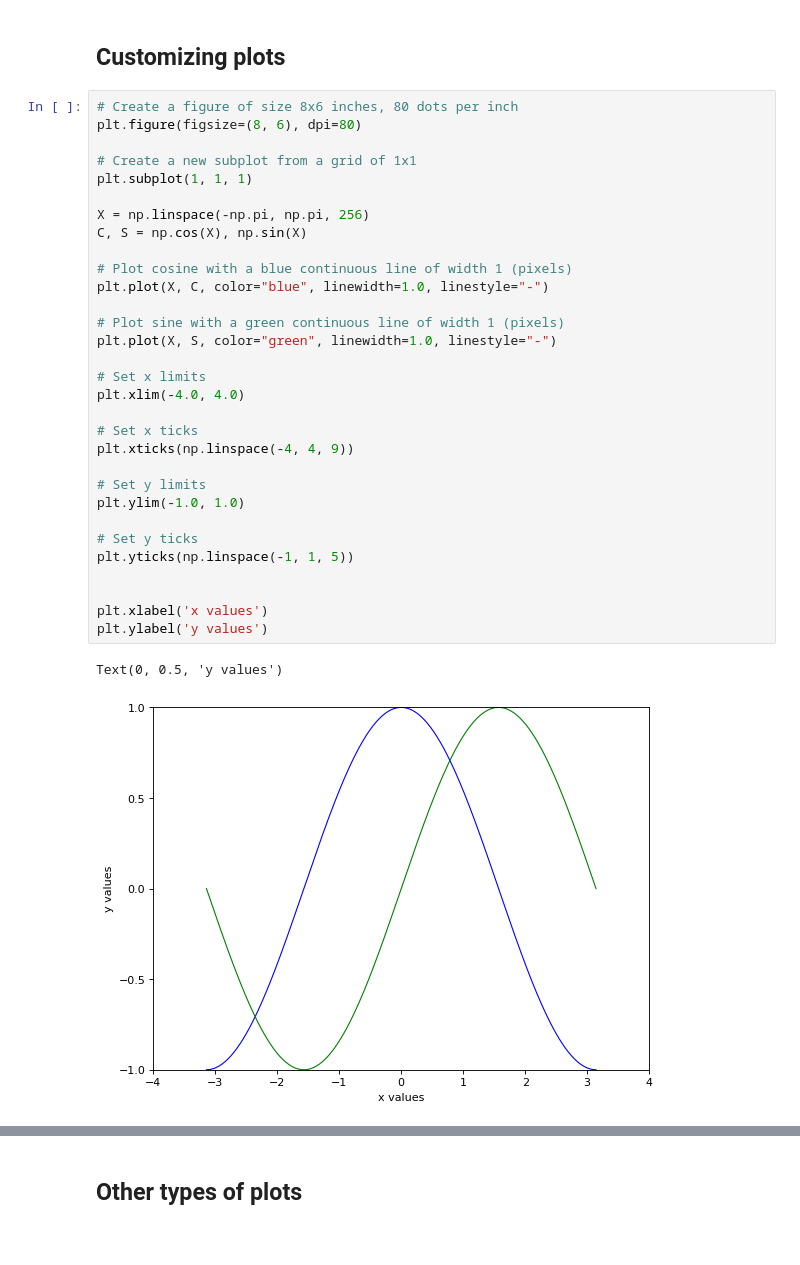
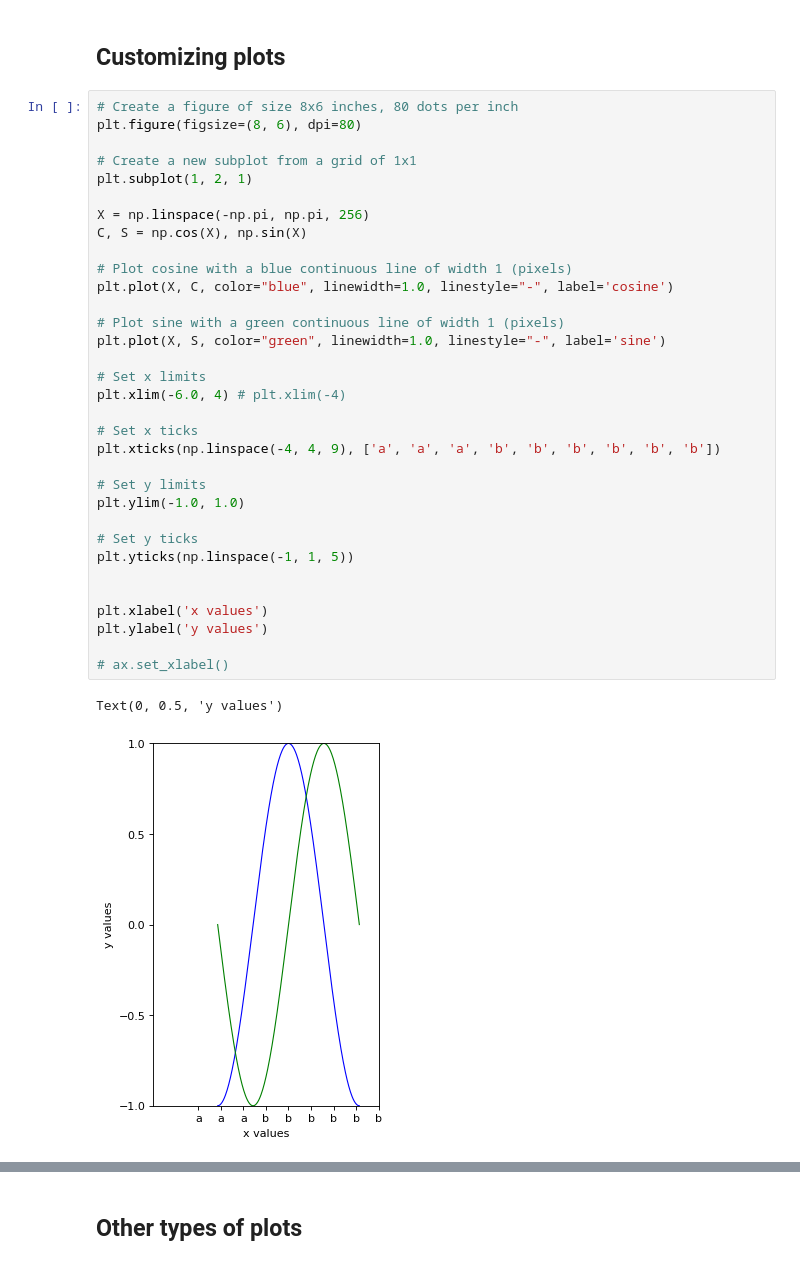
Before and after one commit to andreall/dicca__python_course, a Jupyter notebook: 03_matplotlib.ipynb, the cells around one changed output, grey strips where cells are left out. Drawn from its saved outputs; the diff is of its cells as text.

```diff
--- a/03_matplotlib.ipynb
+++ b/03_matplotlib.ipynb
@@ -120,37 +142,39 @@ axs[0, 0].set_ylim([1, 1.5])
 # %%
 # Create a figure of size 8x6 inches, 80 dots per inch
 plt.figure(figsize=(8, 6), dpi=80)
 
 # Create a new subplot from a grid of 1x1
-plt.subplot(1, 1, 1)
+plt.subplot(1, 2, 1)
 
 X = np.linspace(-np.pi, np.pi, 256)
 C, S = np.cos(X), np.sin(X)
 
 # Plot cosine with a blue continuous line of width 1 (pixels)
-plt.plot(X, C, color="blue", linewidth=1.0, linestyle="-")
+plt.plot(X, C, color="blue", linewidth=1.0, linestyle="-", label='cosine')
 
 # Plot sine with a green continuous line of width 1 (pixels)
-plt.plot(X, S, color="green", linewidth=1.0, linestyle="-")
+plt.plot(X, S, color="green", linewidth=1.0, linestyle="-", label='sine')
 
 # Set x limits
-plt.xlim(-4.0, 4.0)
+plt.xlim(-6.0, 4) # plt.xlim(-4)
 
 # Set x ticks
-plt.xticks(np.linspace(-4, 4, 9))
+plt.xticks(np.linspace(-4, 4, 9), ['a', 'a', 'a', 'b', 'b', 'b', 'b', 'b', 'b'])
 
 # Set y limits
 plt.ylim(-1.0, 1.0)
 
 # Set y ticks
 plt.yticks(np.linspace(-1, 1, 5))
 
 
 plt.xlabel('x values')
 plt.ylabel('y values')
+
+# ax.set_xlabel()
 # %% [output]
 Text(0, 0.5, 'y values')
-[figure, old version]
+[figure, new version]
 # %%
 plt.plot(X, C, color="blue", linewidth=2.5, linestyle="-", label="cosine")
 plt.plot(X, S, color="red",  linewidth=2.5, linestyle="-", label="sine")
```
Also changed, not shown: parts of 21 cells of this notebook, 1 other file.
